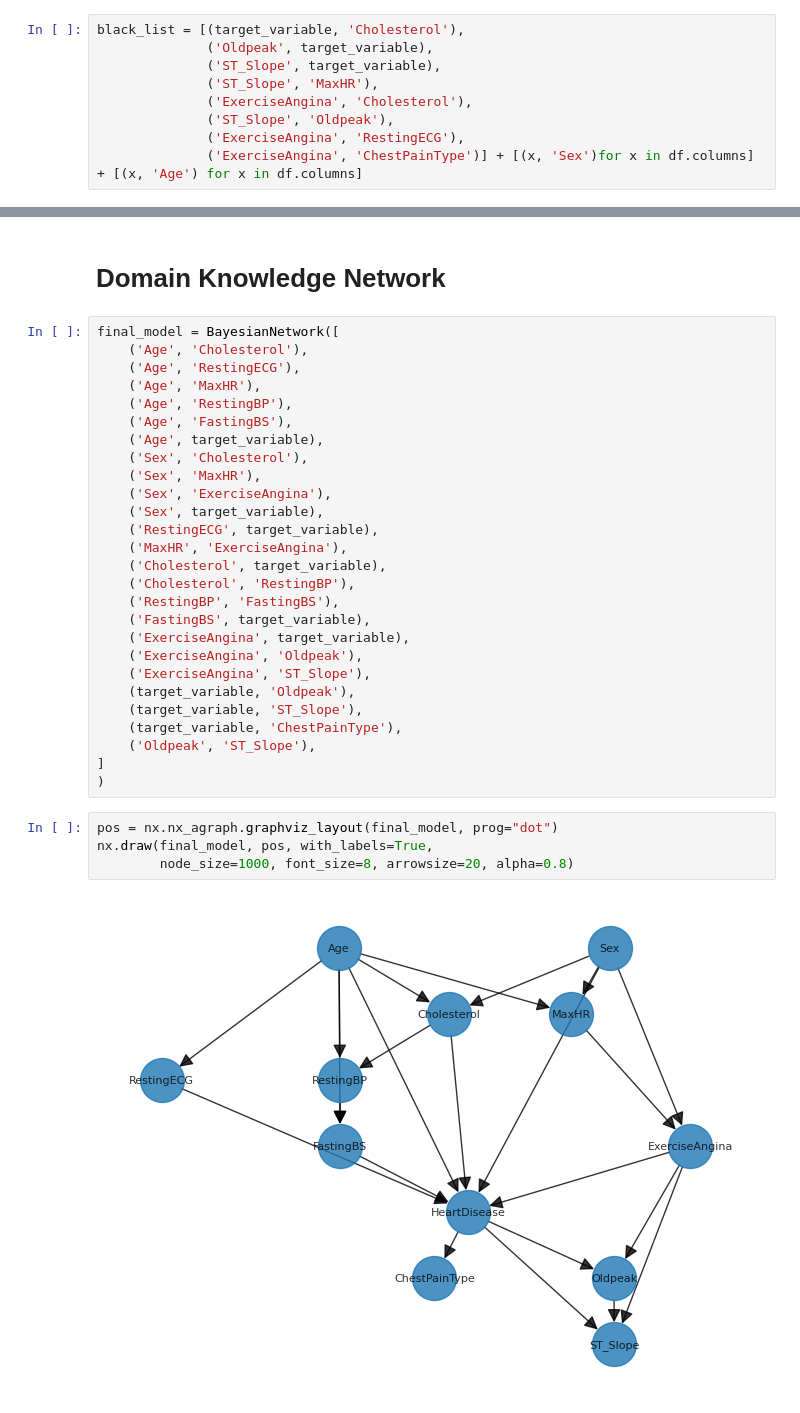
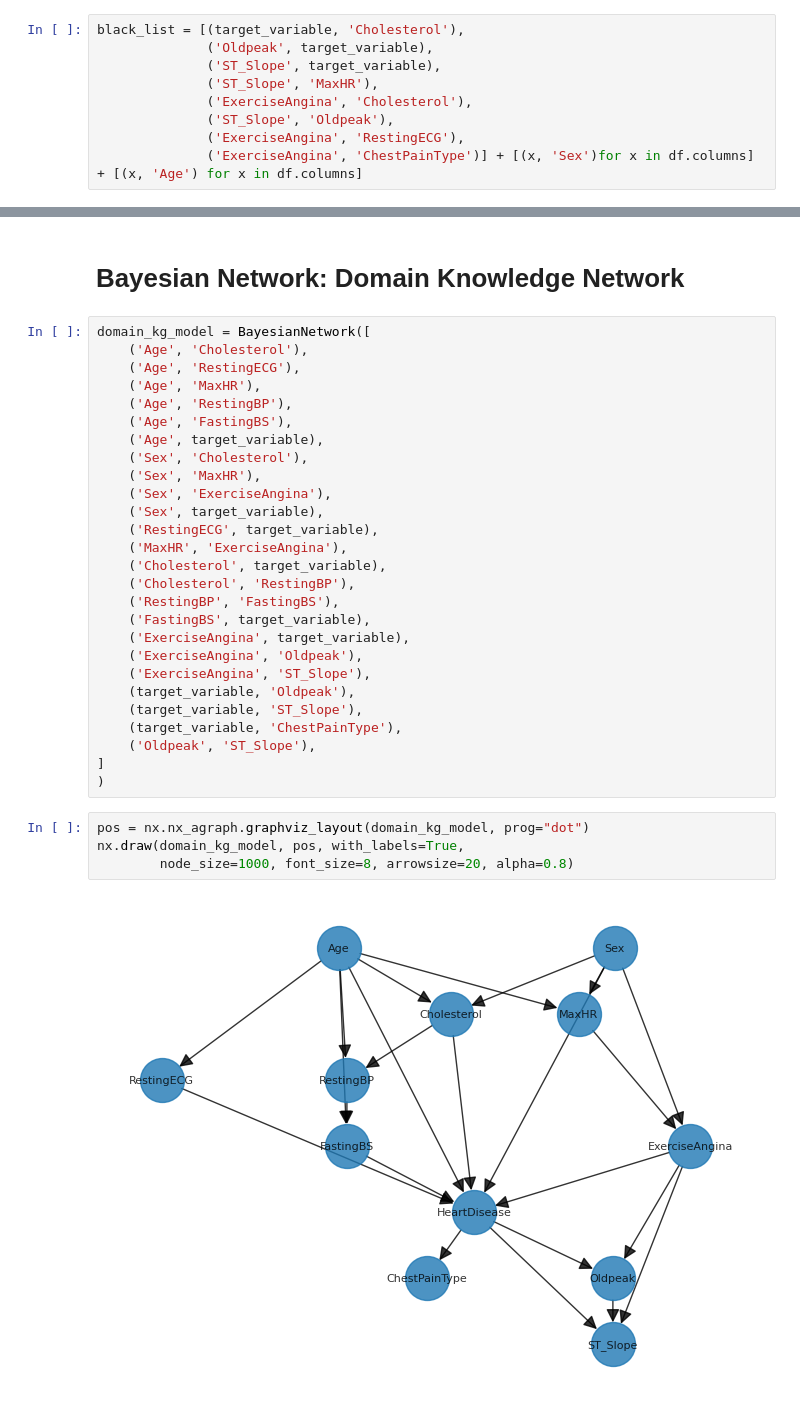
Before and after one commit to MatteoFasulo/BayesianHeartDisease, a Jupyter notebook: MLE_heart.ipynb, the cells around one changed output, grey strips where cells are left out. Saved outputs shown, nothing was run; the diff lists cells and outputs as text.

```diff
--- a/MLE_heart.ipynb
+++ b/MLE_heart.ipynb
@@ -201,7 +360,7 @@ accuracy_score(y_test, y_pred[target_variable])
 # %% [markdown]
-# Domain Knowledge Network
+# Bayesian Network: Domain Knowledge Network
 # %%
-final_model = BayesianNetwork([
+domain_kg_model = BayesianNetwork([
     ('Age', 'Cholesterol'),
     ('Age', 'RestingECG'),
     ('Age', 'MaxHR'),
@@ -228,10 +387,10 @@ final_model = BayesianNetwork([
 ]
 )
 # %%
-pos = nx.nx_agraph.graphviz_layout(final_model, prog="dot")
-nx.draw(final_model, pos, with_labels=True,
+pos = nx.nx_agraph.graphviz_layout(domain_kg_model, prog="dot")
+nx.draw(domain_kg_model, pos, with_labels=True,
         node_size=1000, font_size=8, arrowsize=20, alpha=0.8)
 # %% [output]
-[figure, old version]
+[figure, new version]
 # %%
 %%capture
```
Also changed, not shown: parts of 66 cells of this notebook, 3 other files.
